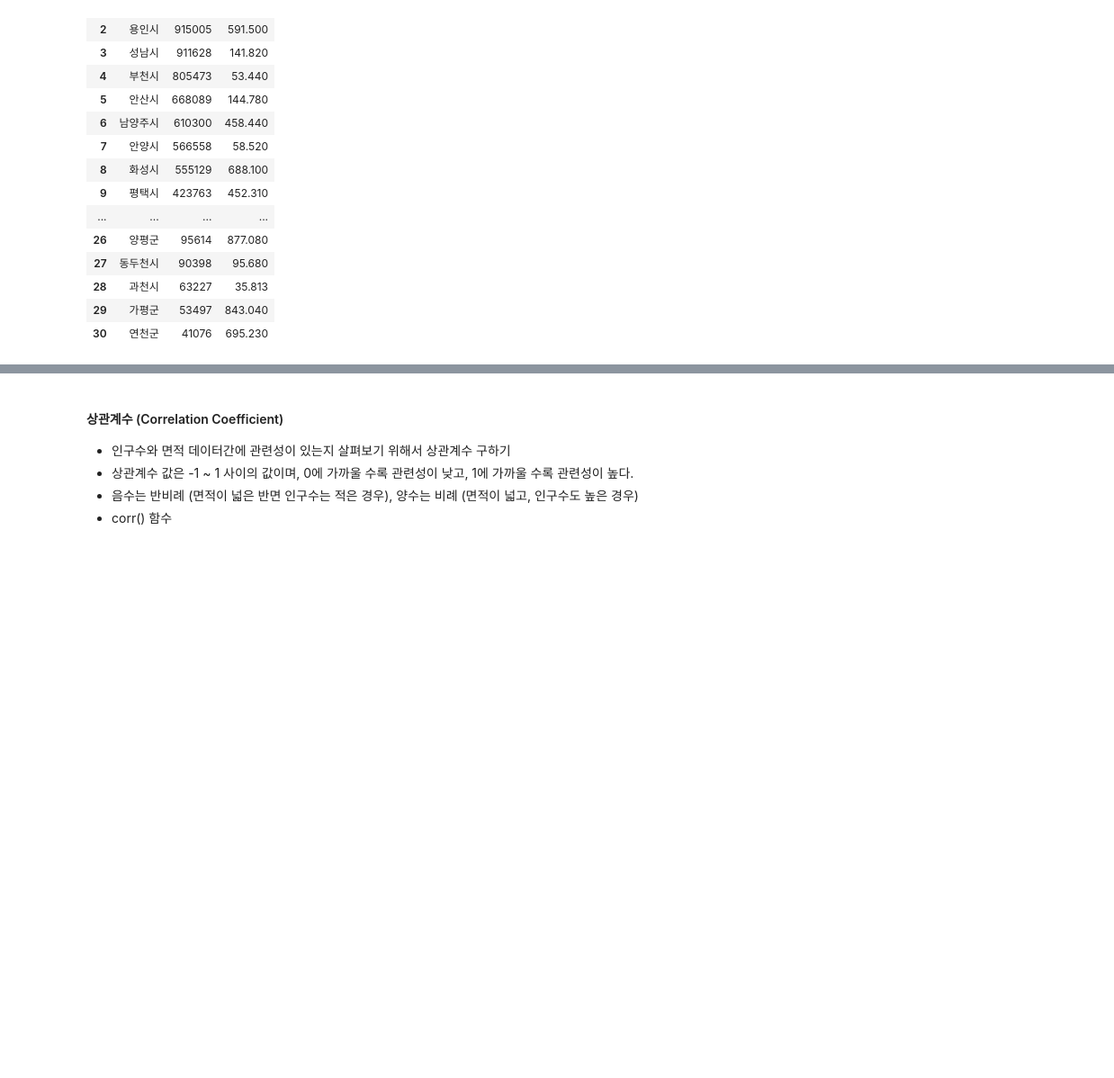
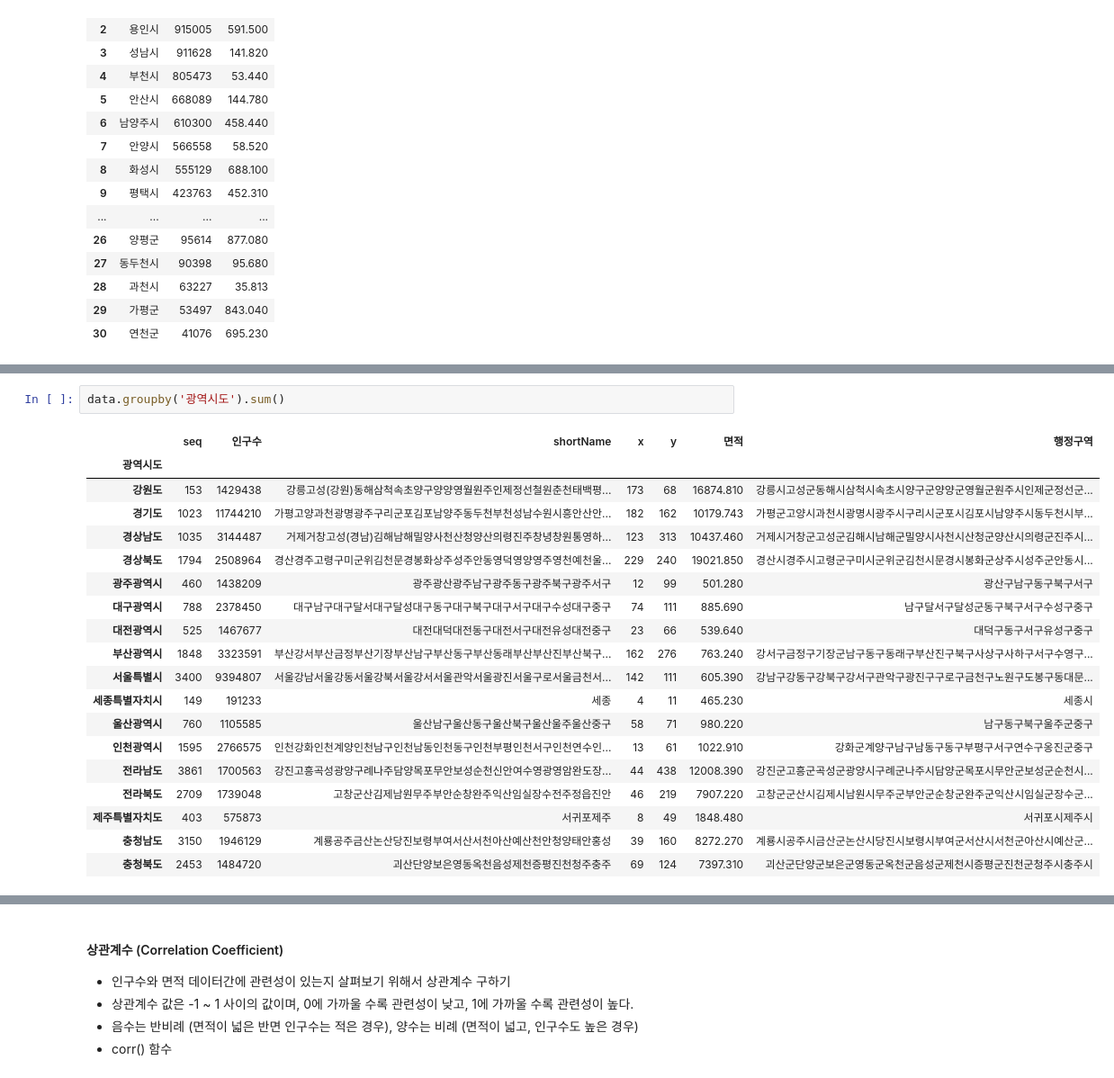
Before and after one commit to ojuyeon88/Python_Webscraping_Analysis, a Jupyter notebook: 03-1.행정구역정보_분석과시각화.ipynb, the cells around one changed output, grey strips where cells are left out. Shown at 90% size. Cells and saved outputs as stored; diff of their text form; blank space fills up the shorter version.

```diff
--- a/03-1.행정구역정보_분석과시각화.ipynb
+++ b/03-1.행정구역정보_분석과시각화.ipynb
@@ -267,0 +342,22 @@ gy_df
+# %%
+data.groupby('광역시도').sum()
+# %% [output]
+|  | seq | 인구수 | shortName | x | y | 면적 | 행정구역 |
+| 광역시도 |  |  |  |  |  |  |  |
+| 강원도 | 153 | 1429438 | 강릉고성(강원)동해삼척속초양구양양영월원주인제정선철원춘천태백평... | 173 | 68 | 16874.810 | 강릉시고성군동해시삼척시속초시양구군양양군영월군원주시인제군정선군... |
+| 경기도 | 1023 | 11744210 | 가평고양과천광명광주구리군포김포남양주동두천부천성남수원시흥안산안... | 182 | 162 | 10179.743 | 가평군고양시과천시광명시광주시구리시군포시김포시남양주시동두천시부... |
+| 경상남도 | 1035 | 3144487 | 거제거창고성(경남)김해남해밀양사천산청양산의령진주창녕창원통영하... | 123 | 313 | 10437.460 | 거제시거창군고성군김해시남해군밀양시사천시산청군양산시의령군진주시... |
+| 경상북도 | 1794 | 2508964 | 경산경주고령구미군위김천문경봉화상주성주안동영덕영양영주영천예천울... | 229 | 240 | 19021.850 | 경산시경주시고령군구미시군위군김천시문경시봉화군상주시성주군안동시... |
+| 광주광역시 | 460 | 1438209 | 광주광산광주남구광주동구광주북구광주서구 | 12 | 99 | 501.280 | 광산구남구동구북구서구 |
+| 대구광역시 | 788 | 2378450 | 대구남구대구달서대구달성대구동구대구북구대구서구대구수성대구중구 | 74 | 111 | 885.690 | 남구달서구달성군동구북구서구수성구중구 |
+| 대전광역시 | 525 | 1467677 | 대전대덕대전동구대전서구대전유성대전중구 | 23 | 66 | 539.640 | 대덕구동구서구유성구중구 |
+| 부산광역시 | 1848 | 3323591 | 부산강서부산금정부산기장부산남구부산동구부산동래부산부산진부산북구... | 162 | 276 | 763.240 | 강서구금정구기장군남구동구동래구부산진구북구사상구사하구서구수영구... |
+| 서울특별시 | 3400 | 9394807 | 서울강남서울강동서울강북서울강서서울관악서울광진서울구로서울금천서... | 142 | 111 | 605.390 | 강남구강동구강북구강서구관악구광진구구로구금천구노원구도봉구동대문... |
+| 세종특별자치시 | 149 | 191233 | 세종 | 4 | 11 | 465.230 | 세종시 |
+| 울산광역시 | 760 | 1105585 | 울산남구울산동구울산북구울산울주울산중구 | 58 | 71 | 980.220 | 남구동구북구울주군중구 |
+| 인천광역시 | 1595 | 2766575 | 인천강화인천계양인천남구인천남동인천동구인천부평인천서구인천연수인... | 13 | 61 | 1022.910 | 강화군계양구남구남동구동구부평구서구연수구옹진군중구 |
+| 전라남도 | 3861 | 1700563 | 강진고흥곡성광양구례나주담양목포무안보성순천신안여수영광영암완도장... | 44 | 438 | 12008.390 | 강진군고흥군곡성군광양시구례군나주시담양군목포시무안군보성군순천시... |
+| 전라북도 | 2709 | 1739048 | 고창군산김제남원무주부안순창완주익산임실장수전주정읍진안 | 46 | 219 | 7907.220 | 고창군군산시김제시남원시무주군부안군순창군완주군익산시임실군장수군... |
+| 제주특별자치도 | 403 | 575873 | 서귀포제주 | 8 | 49 | 1848.480 | 서귀포시제주시 |
+| 충청남도 | 3150 | 1946129 | 계룡공주금산논산당진보령부여서산서천아산예산천안청양태안홍성 | 39 | 160 | 8272.270 | 계룡시공주시금산군논산시당진시보령시부여군서산시서천군아산시예산군... |
+| 충청북도 | 2453 | 1484720 | 괴산단양보은영동옥천음성제천증평진천청주충주 | 69 | 124 | 7397.310 | 괴산군단양군보은군영동군옥천군음성군제천시증평군진천군청주시충주시 |
```
Also changed, not shown: parts of 32 cells of this notebook, 2 other files.
